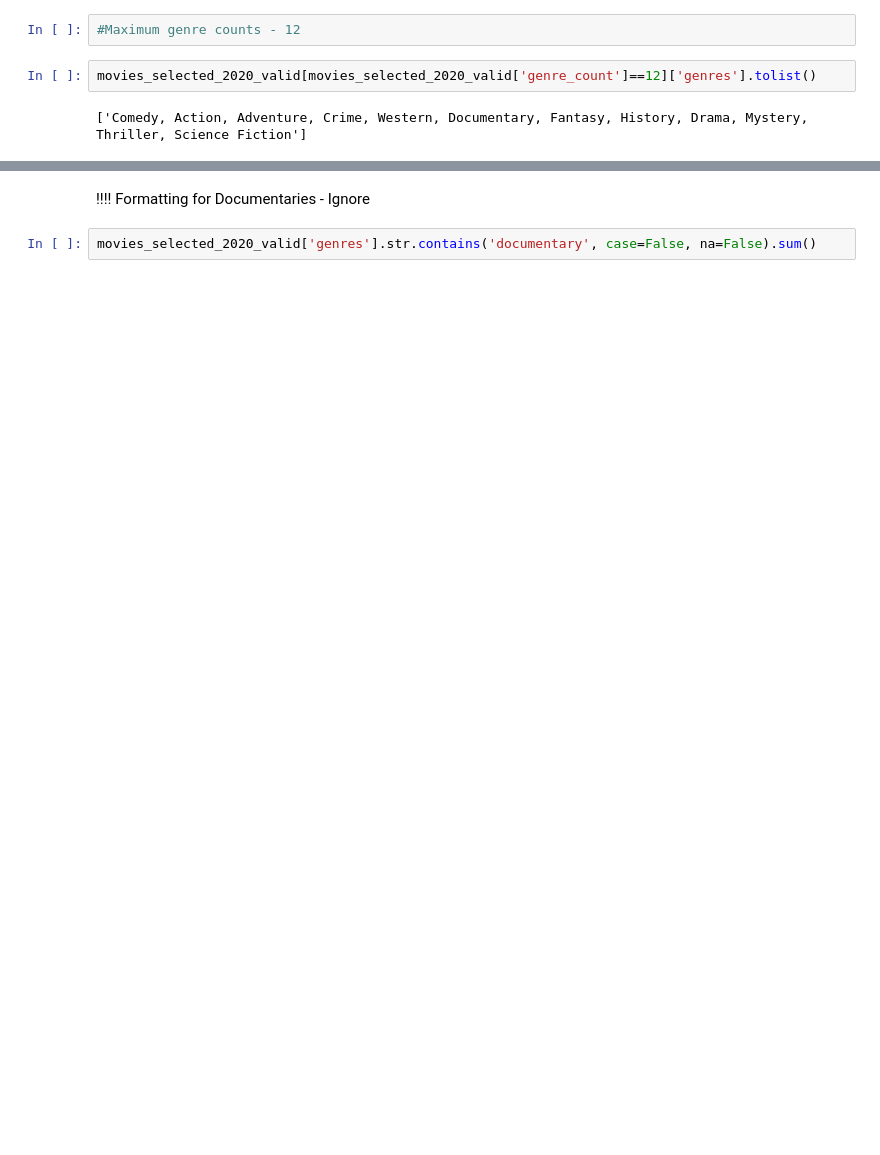
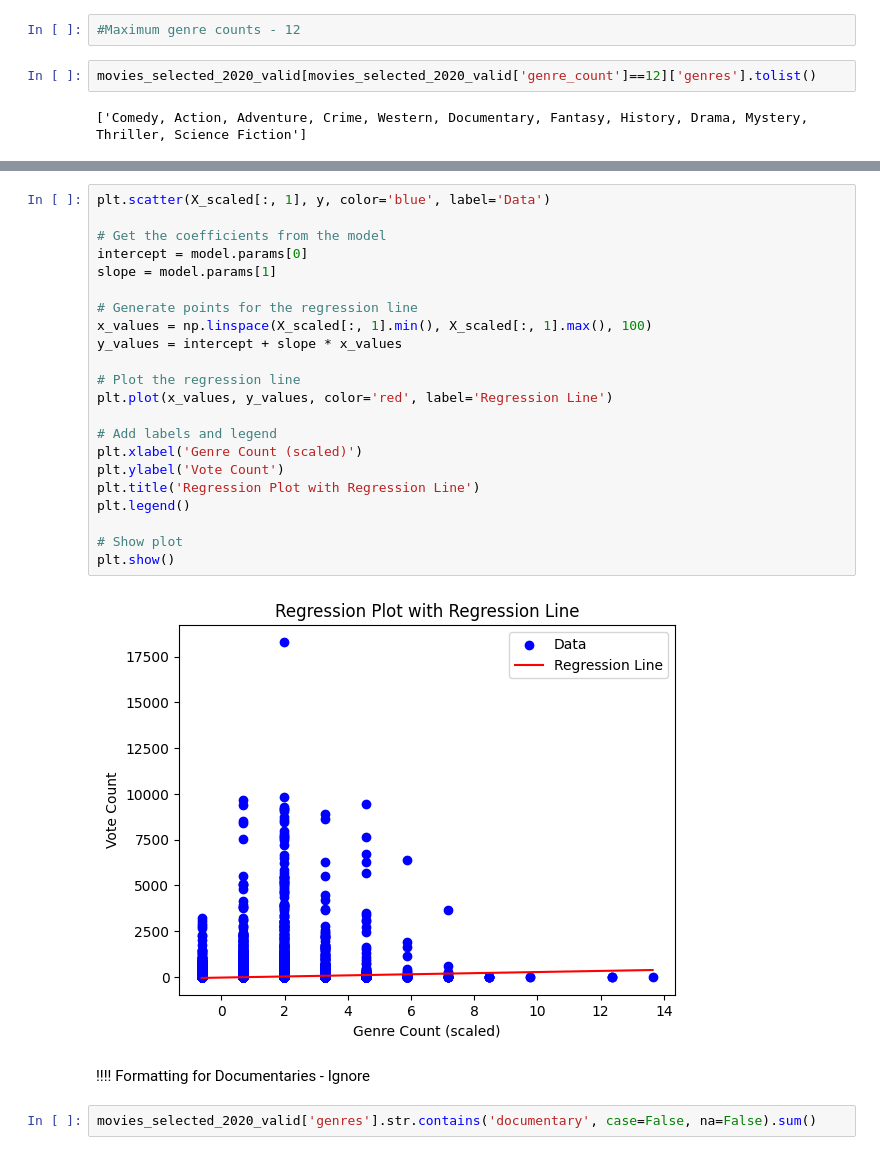
Before and after one commit to agargya123/movie_genre_analysis, a Jupyter notebook: MKT566.ipynb, the cells around one changed output, grey strips where cells are left out. Saved outputs shown, nothing was run; the diff lists cells and outputs as text; blank space fills up the shorter version.

```diff
--- a/MKT566.ipynb
+++ b/MKT566.ipynb
@@ -316,3 +497,27 @@ files.download('/content/movies_output_file.xlsx')
+# %%
+plt.scatter(X_scaled[:, 1], y, color='blue', label='Data')
+
+# Get the coefficients from the model
+intercept = model.params[0]
+slope = model.params[1]
+
+# Generate points for the regression line
+x_values = np.linspace(X_scaled[:, 1].min(), X_scaled[:, 1].max(), 100)
+y_values = intercept + slope * x_values
+
+# Plot the regression line
+plt.plot(x_values, y_values, color='red', label='Regression Line')
+
+# Add labels and legend
+plt.xlabel('Genre Count (scaled)')
+plt.ylabel('Vote Count')
+plt.title('Regression Plot with Regression Line')
+plt.legend()
+
+# Show plot
+plt.show()
+# %% [output]
+[figure, added]
 # %% [markdown]
 !!!! Formatting for Documentaries - Ignore
 # %%
```
Also changed, not shown: parts of 18 cells of this notebook.
